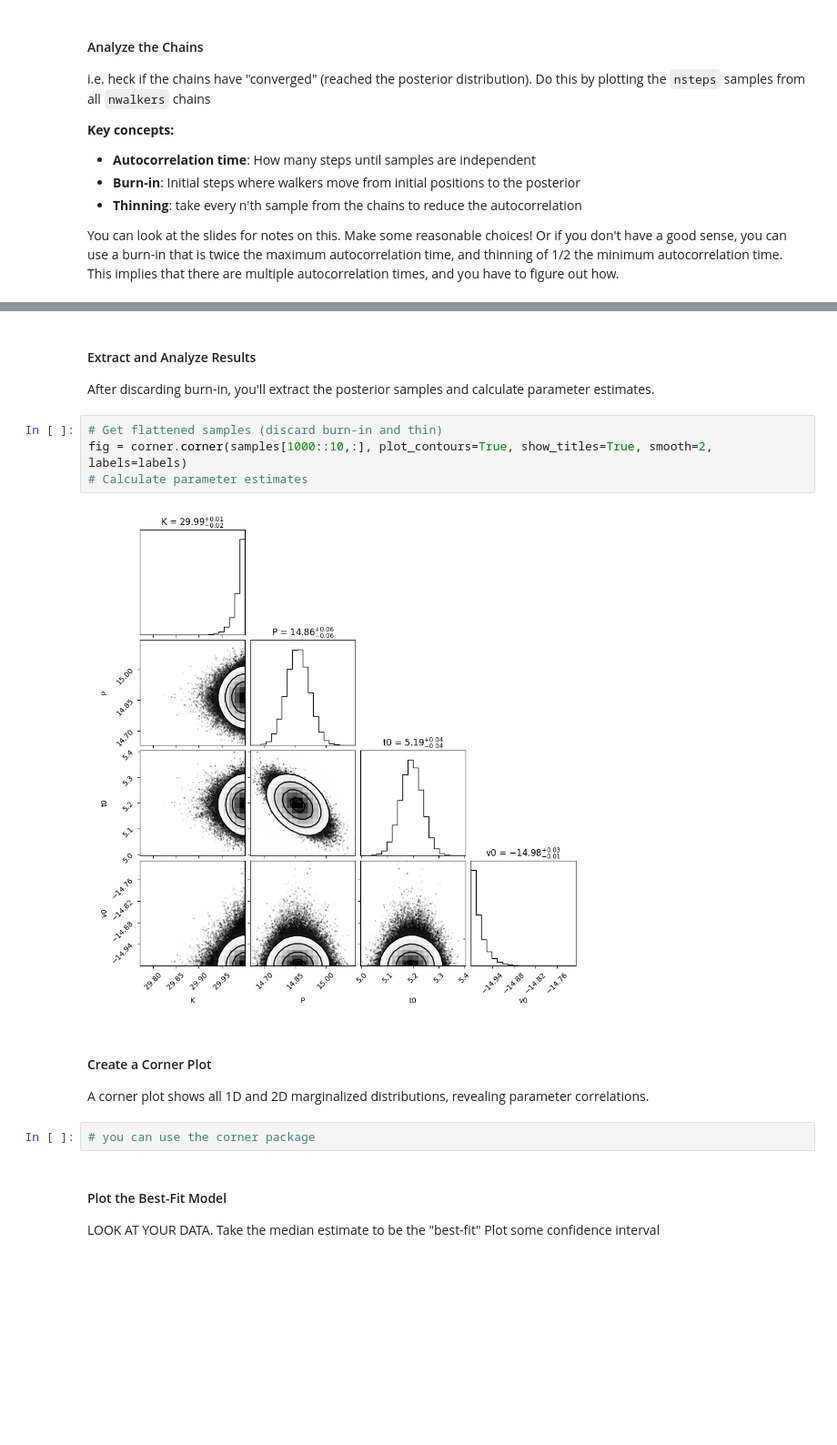
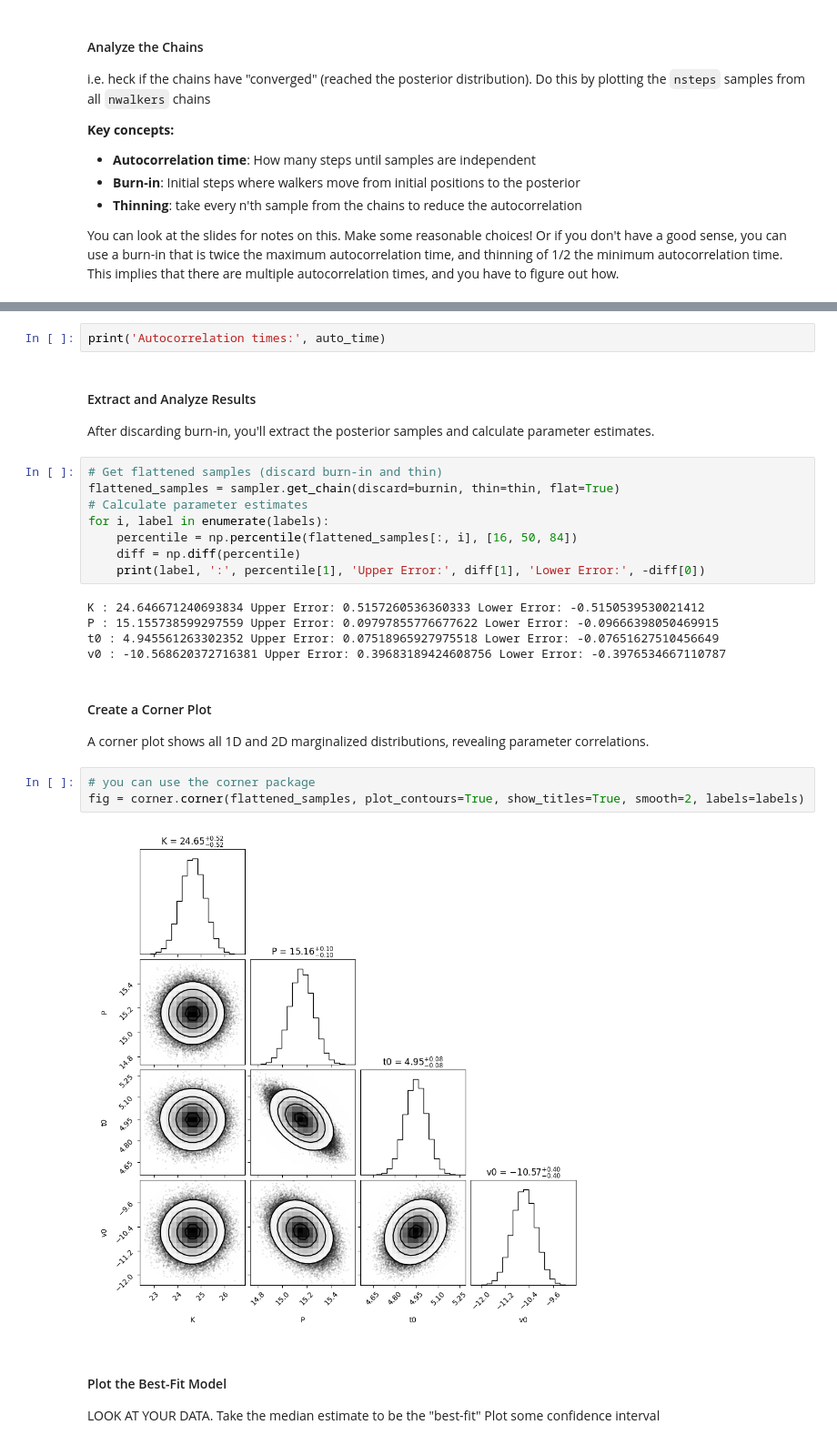
Before and after one commit to aher4/ShatakshiAher_ast496_2025_Fall, a Jupyter notebook: homework/Mathew_Icho_HW/hw02.ipynb, the cells around one changed output, grey strips where cells are left out. Shown at 91% size. Cells and saved outputs as stored; diff of their text form; blank space fills up the shorter version.

```diff
--- a/homework/Mathew_Icho_HW/hw02.ipynb
+++ b/homework/Mathew_Icho_HW/hw02.ipynb
@@ -210,19 +215,31 @@ auto_time = sampler.get_autocorr_time()
+# %%
+print('Autocorrelation times:', auto_time)
 # %% [markdown]
 #### Extract and Analyze Results
 
 After discarding burn-in, you'll extract the posterior samples and calculate parameter estimates.
-# %%
-# Get flattened samples (discard burn-in and thin)
-fig = corner.corner(samples[1000::10,:], plot_contours=True, show_titles=True, smooth=2, labels=labels)
-# Calculate parameter estimates
-# %% [output]
-[figure, removed]
+# %%
+# Get flattened samples (discard burn-in and thin)
+flattened_samples = sampler.get_chain(discard=burnin, thin=thin, flat=True)
+# Calculate parameter estimates
+for i, label in enumerate(labels):
+    percentile = np.percentile(flattened_samples[:, i], [16, 50, 84])
+    diff = np.diff(percentile)
+    print(label, ':', percentile[1], 'Upper Error:', diff[1], 'Lower Error:', -diff[0])
+# %% [output]
+K : 24.646671240693834 Upper Error: 0.5157260536360333 Lower Error: -0.5150539530021412
+P : 15.155738599297559 Upper Error: 0.09797855776677622 Lower Error: -0.09666398050469915
+t0 : 4.945561263302352 Upper Error: 0.07518965927975518 Lower Error: -0.07651627510456649
+v0 : -10.568620372716381 Upper Error: 0.39683189424608756 Lower Error: -0.3976534667110787
 # %% [markdown]
 #### Create a Corner Plot
 
 A corner plot shows all 1D and 2D marginalized distributions, revealing parameter correlations.
 # %%
 # you can use the corner package
+fig = corner.corner(flattened_samples, plot_contours=True, show_titles=True, smooth=2, labels=labels)
+# %% [output]
+[figure, added]
 # %% [markdown]
 #### Plot the Best-Fit Model
 LOOK AT YOUR DATA. Take the median estimate to be the "best-fit"
```
Also changed, not shown: parts of 9 cells of this notebook.
